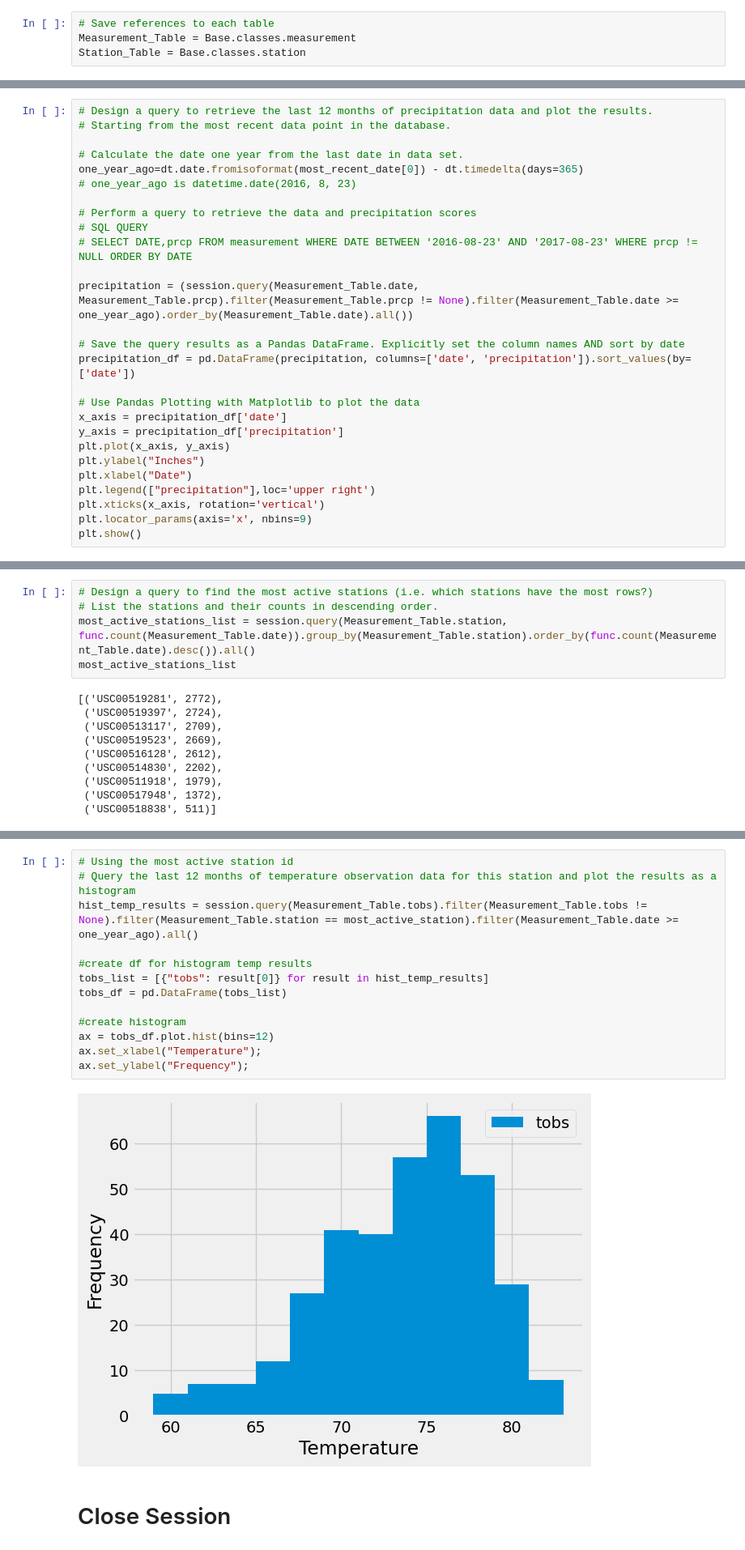
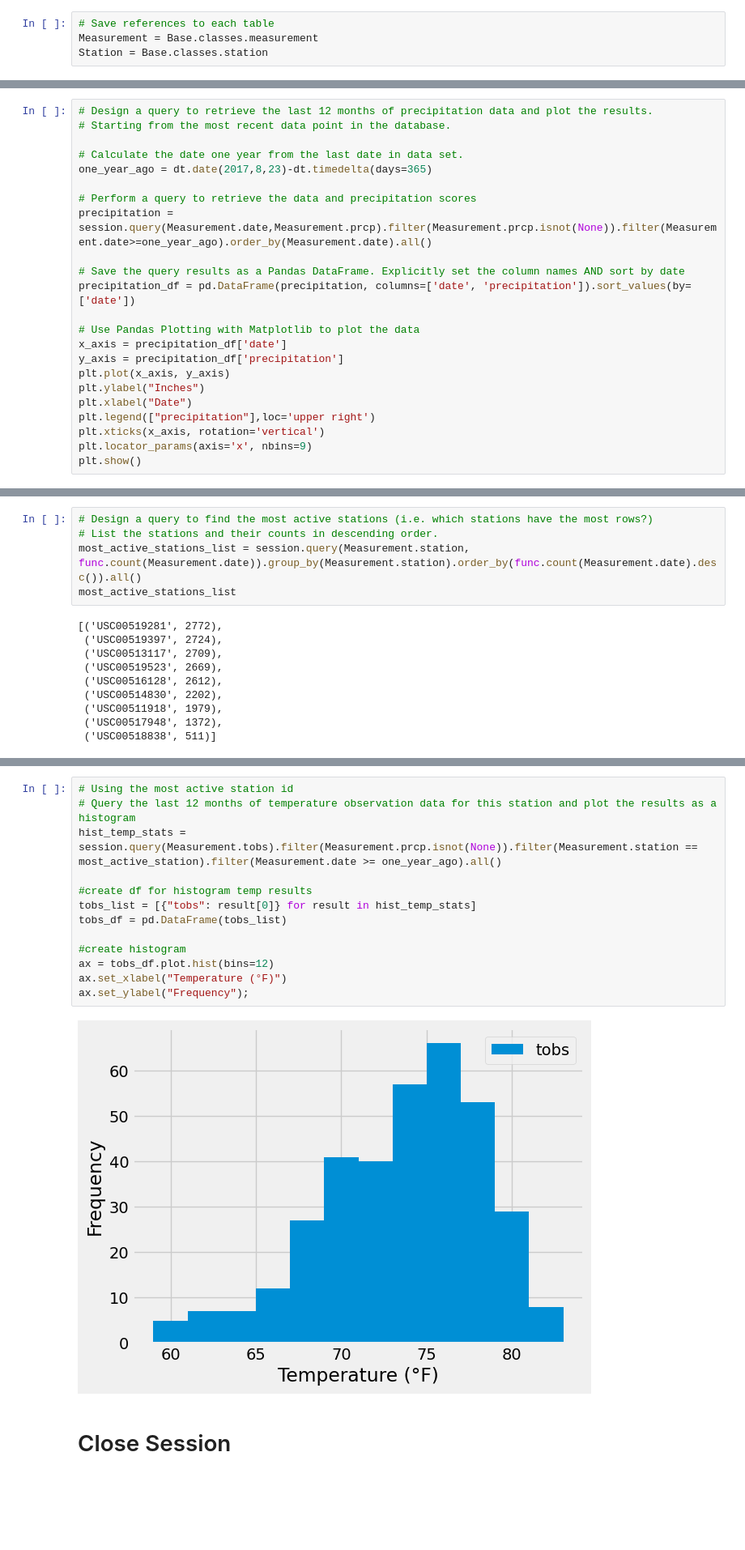
Before and after one commit to jhyooz/sqlalchemy-challenge, a Jupyter notebook: SurfsUp/climate_starter.ipynb, the cells around one changed output, grey strips where cells are left out. Shown: that part at 81% size. Drawn from its saved outputs; the diff is of its cells as text; blank space fills up the shorter version.

```diff
--- a/SurfsUp/climate_starter.ipynb
+++ b/SurfsUp/climate_starter.ipynb
@@ -58,7 +58,7 @@ elevation
 # %%
 # Save references to each table
-Measurement_Table = Base.classes.measurement
-Station_Table = Base.classes.station
+Measurement = Base.classes.measurement
+Station = Base.classes.station
 # %%
 # Create our session (link) from Python to the DB
 session= Session(engine)
@@ -75,14 +75,10 @@ most_recent_date
 # Starting from the most recent data point in the database.
 
 # Calculate the date one year from the last date in data set.
-one_year_ago=dt.date.fromisoformat(most_recent_date[0]) - dt.timedelta(days=365)
-# one_year_ago is datetime.date(2016, 8, 23)
+one_year_ago = dt.date(2017,8,23)-dt.timedelta(days=365)
 
 # Perform a query to retrieve the data and precipitation scores
-# SQL QUERY
-# SELECT DATE,prcp FROM measurement WHERE DATE BETWEEN '2016-08-23' AND '2017-08-23' WHERE prcp != NULL ORDER BY DATE
-
-precipitation = (session.query(Measurement_Table.date, Measurement_Table.prcp).filter(Measurement_Table.prcp != None).filter(Measurement_Table.date >= one_year_ago).order_by(Measurement_Table.date).all())
+precipitation = session.query(Measurement.date,Measurement.prcp).filter(Measurement.prcp.isnot(None)).filter(Measurement.date>=one_year_ago).order_by(Measurement.date).all()
 
 # Save the query results as a Pandas DataFrame. Explicitly set the column names AND sort by date
 precipitation_df = pd.DataFrame(precipitation, columns=['date', 'precipitation']).sort_values(by=['date'])
@@ -123,7 +119,7 @@ number_of_stations
 # %%
 # Design a query to find the most active stations (i.e. which stations have the most rows?)
 # List the stations and their counts in descending order.
-most_active_stations_list = session.query(Measurement_Table.station, func.count(Measurement_Table.date)).group_by(Measurement_Table.station).order_by(func.count(Measurement_Table.date).desc()).all()
+most_active_stations_list = session.query(Measurement.station, func.count(Measurement.date)).group_by(Measurement.station).order_by(func.count(Measurement.date).desc()).all()
 most_active_stations_list
 # %% [output]
 [('USC00519281', 2772),
@@ -146,18 +143,18 @@ most_active_stats
 # %%
 # Using the most active station id
 # Query the last 12 months of temperature observation data for this station and plot the results as a histogram
-hist_temp_results = session.query(Measurement_Table.tobs).filter(Measurement_Table.tobs != None).filter(Measurement_Table.station == most_active_station).filter(Measurement_Table.date >= one_year_ago).all()
+hist_temp_stats = session.query(Measurement.tobs).filter(Measurement.prcp.isnot(None)).filter(Measurement.station == most_active_station).filter(Measurement.date >= one_year_ago).all()
 
 #create df for histogram temp results
-tobs_list = [{"tobs": result[0]} for result in hist_temp_results]
+tobs_list = [{"tobs": result[0]} for result in hist_temp_stats]
 tobs_df = pd.DataFrame(tobs_list)
 
 #create histogram
 ax = tobs_df.plot.hist(bins=12)
-ax.set_xlabel("Temperature");
+ax.set_xlabel("Temperature (°F)")
 ax.set_ylabel("Frequency");
 # %% [output]
-[figure, old version]
+[figure, new version]
 # %% [markdown]
 # Close Session
 # %%
```
Also changed, not shown: parts of 6 cells of this notebook.
